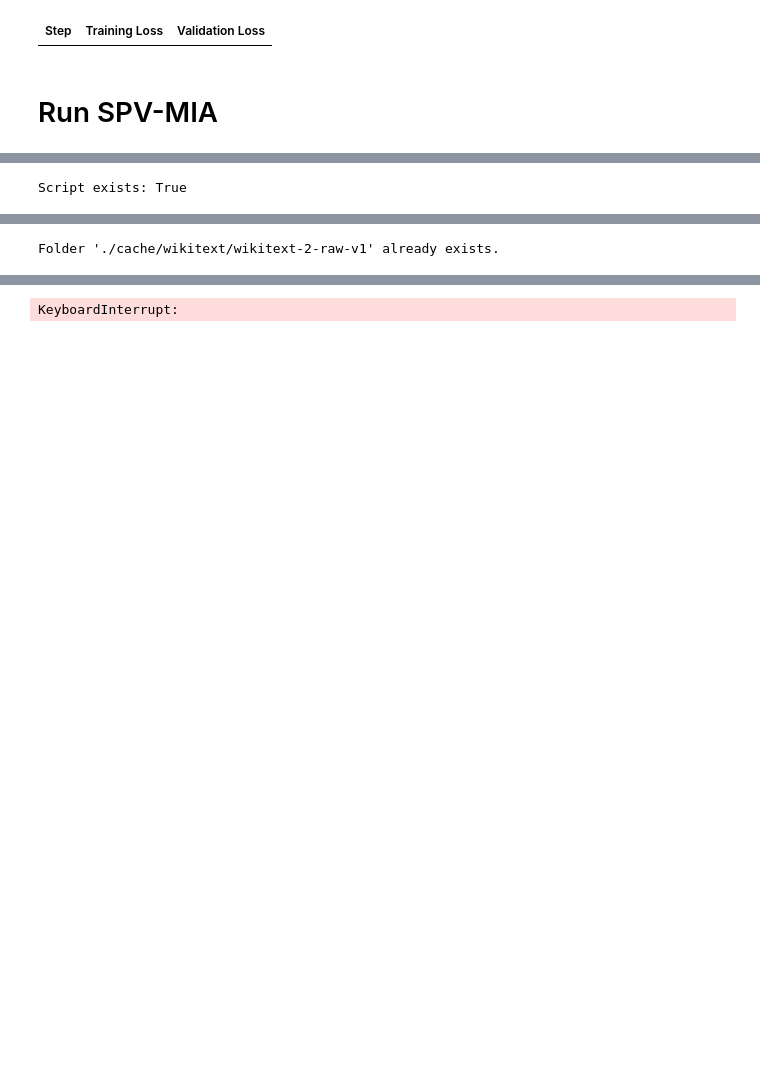
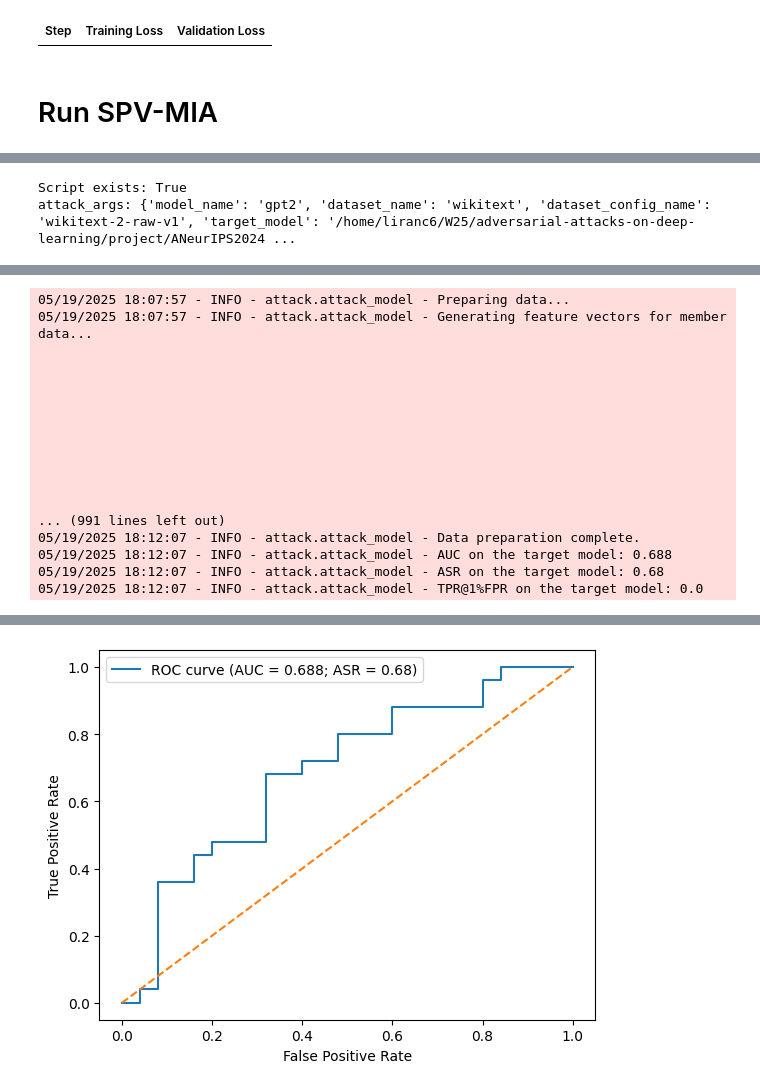
Before and after one commit to liranc6/ANeurIPS2024_SPV-MIA_not_official, a Jupyter notebook: pipeline_colab.ipynb, the cells around one changed output, grey strips where cells are left out. Cells and saved outputs as stored; diff of their text form; code cells hidden in the pictures; blank space fills up the shorter version.

```diff
--- a/pipeline_colab.ipynb
+++ b/pipeline_colab.ipynb
@@ -1,10 +1,12 @@
 # %% [markdown]
 # Colab Setup
 # %%
-model_name = "tiiuae/falcon-rw-1b"
+print("Running script: pipeline_colab.py")
+# model_name = "tiiuae/falcon-rw-1b"
+# dataset_name = "wikitext"
+# dataset_config_name = "wikitext-2-raw-v1"
+
+model_name = "gpt2"
 dataset_name = "wikitext"
 dataset_config_name = "wikitext-2-raw-v1"
-
-# model_name = "gpt2"
-# dataset_name = "wikitext"
-# dataset_config_name = "wikitext-2-raw-v1"
+print(f"arguments: \n {model_name=} \n {dataset_name=} \n {dataset_config_name=}")
@@ -11,3 +19,6 @@ dataset_config_name = "wikitext-2-raw-v1"
+# %%
+import time
+curr_time_str = "2025-05-18_16-06" #time.strftime("%Y-%m-%d_%H-%M", time.localtime())
 # %%
 # Check GPU availability
 import torch
@@ -228,6 +283,7 @@ Environment ready for attack script
 # %%
 import sys
 import os
+
 
 # Get the path to attack.py
 attack_script_path = "/home/liranc6/W25/adversarial-attacks-on-deep-learning/project/ANeurIPS2024_SPV-MIA_not_official/run_attack.py"
@@ -237,21 +293,42 @@ print(f"Script exists: {os.path.exists(attack_script_path)}")
 
 # Import the attack function
 sys.path.append(os.path.dirname(attack_script_path))
-from run_attack import run_attack  # Adjust if the function has a different name
+# Import the module first, then import the function
+import run_attack
+from run_attack import run_attack as run_attack_function
 
-model_name = "gpt2"
-dataset_name = "wikitext"
-dataset_config_name = "wikitext-2-raw-v1"
+# Now you can reload if needed
+import importlib
+importlib.reload(run_attack)
+
+
+dir_path = os.path.dirname(attack_script_path)
+target_model_path = os.path.join(dir_path, "ft_llms", f"{model_name}", f"{dataset_name}", "target", curr_time_str)
+reference_model_path = os.path.join(dir_path, "ft_llms", f"{model_name}", f"{dataset_name}", "refer", curr_time_str)
+
+strategy = {"name": "embeddings", 'peak_top_k': 19, 'max_neighbors': 2, 'n_tokens': 5}
 
 attack_args = {
     "model_name": model_name,
     "dataset_name": dataset_name,
     "dataset_config_name": dataset_config_name,
-    "target_model": f"./ft_llms/{model_name}/{dataset_name}/target/",
-    "reference_model": f"./ft_llms/{model_name}/{dataset_name}/refer/",
+    "target_model": target_model_path,
+    "reference_model": reference_model_path,
+    "attack_type": "ours",
+    "attack_strategy": strategy
     }
 
+print(f"attack_args: {attack_args}")
+# attack_args = {
+#     "model_name": model_name,
+#     "dataset_name": dataset_name,
+#     "dataset_config_name": dataset_config_name,
+#     "target_model": f"./ft_llms/{model_name}/{dataset_name}/target/",
+#     "reference_model": f"./ft_llms/{model_name}/{dataset_name}/refer/",
+#     }
+
 # Run the attack with dictionary arguments
-run_attack(attack_args)
+run_attack_function(attack_args)
 # %% [output]
 Script exists: True
+attack_args: {'model_name': 'gpt2', 'dataset_name': 'wikitext', 'dataset_config_name': 'wikitext-2-raw-v1', 'target_model': '/home/liranc6/W25/adversarial-attacks-on-deep-learning/project/ANeurIPS2024 ...
@@ -262 +339,17 @@ full_path='/home/liranc6/W25/adversarial-attacks-on-deep-learning/project/ANeurI
-Folder './cache/wikitext/wikitext-2-raw-v1' already exists.
+05/19/2025 18:07:57 - INFO - attack.attack_model - Preparing data...
+05/19/2025 18:07:57 - INFO - attack.attack_model - Generating feature vectors for member data...
+
+
+
+
+
+
+
+
+
+
+... (991 lines left out)
+05/19/2025 18:12:07 - INFO - attack.attack_model - Data preparation complete.
+05/19/2025 18:12:07 - INFO - attack.attack_model - AUC on the target model: 0.688
+05/19/2025 18:12:07 - INFO - attack.attack_model - ASR on the target model: 0.68
+05/19/2025 18:12:07 - INFO - attack.attack_model - TPR@1%FPR on the target model: 0.0
@@ -267,4 +356,4 @@ WARNING: 1 texts have no fills. Trying again [attempt 1].
-KeyboardInterrupt:
+[figure, added]
 # %%
 import numpy as np
 import matplotlib.pyplot as plt
```
Also changed, not shown: parts of 9 cells of this notebook, 9 other files.
